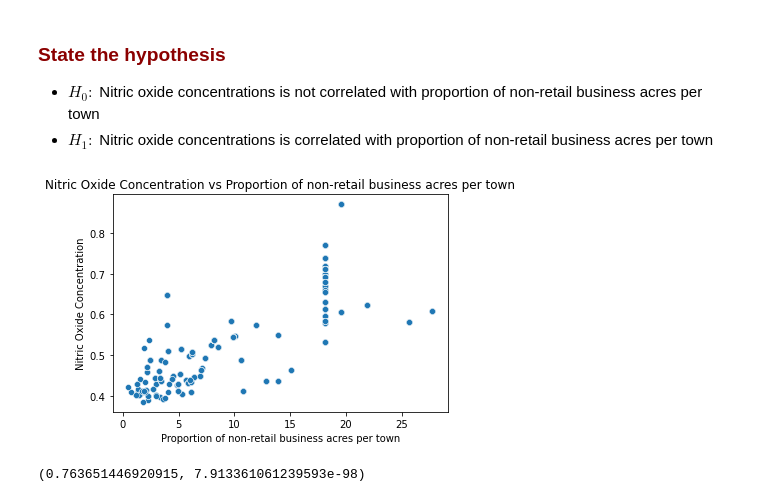
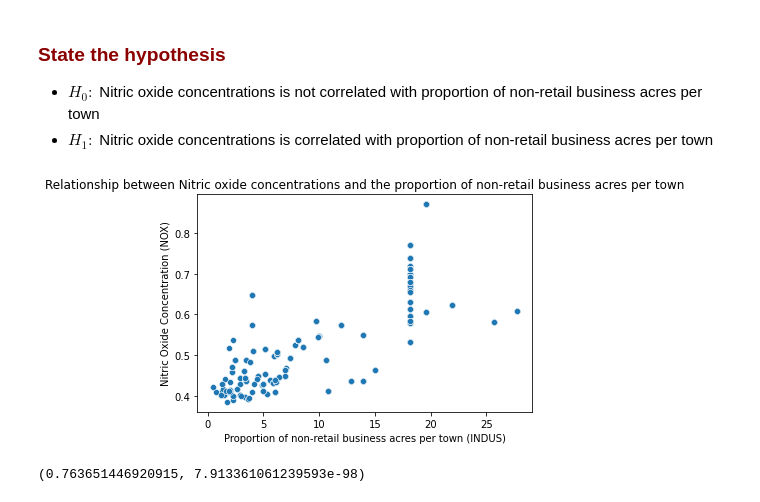
Before and after one commit to eks/statistics_for_data_science, a Jupyter notebook: Boston Housing.ipynb, the cells around one changed output. Drawn from its saved outputs; the diff is of its cells as text; code cells hidden in the pictures.

```diff
--- a/Boston Housing.ipynb
+++ b/Boston Housing.ipynb
@@ -227,12 +229,12 @@ F_Statistic: 36.40764999196599, P-Value: 1.7105011022702984e-15
 -   $H_1:$ Nitric oxide concentrations is correlated with proportion of non-retail business acres per town
 # %%
 ax = seaborn.scatterplot(x='INDUS', y='NOX', data=boston_df).set(
-    title='Nitric Oxide Concentration vs Proportion of non-retail business acres per town',
-    ylabel='Nitric Oxide Concentration',
-    xlabel='Proportion of non-retail business acres per town'
+    title='Relationship between Nitric oxide concentrations and the proportion of non-retail business acres per town',
+    ylabel='Nitric Oxide Concentration (NOX)',
+    xlabel='Proportion of non-retail business acres per town (INDUS)'
 )
 # %% [output]
-[figure, old version]
+[figure, new version]
 # %%
 scipy.stats.pearsonr(boston_df['INDUS'], boston_df['NOX'])
 # %% [output]
```
Also changed, not shown: parts of 3 cells of this notebook.
